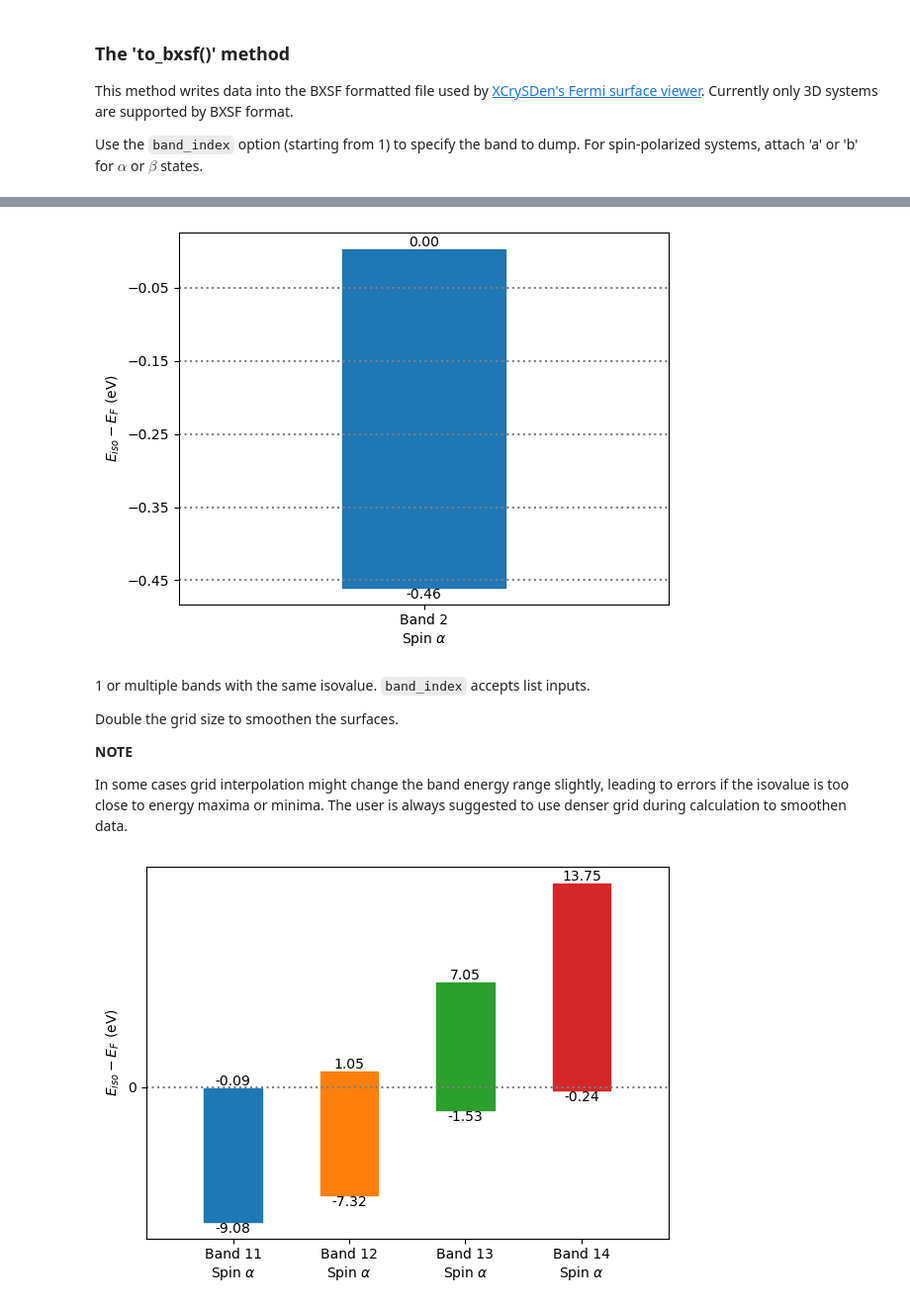
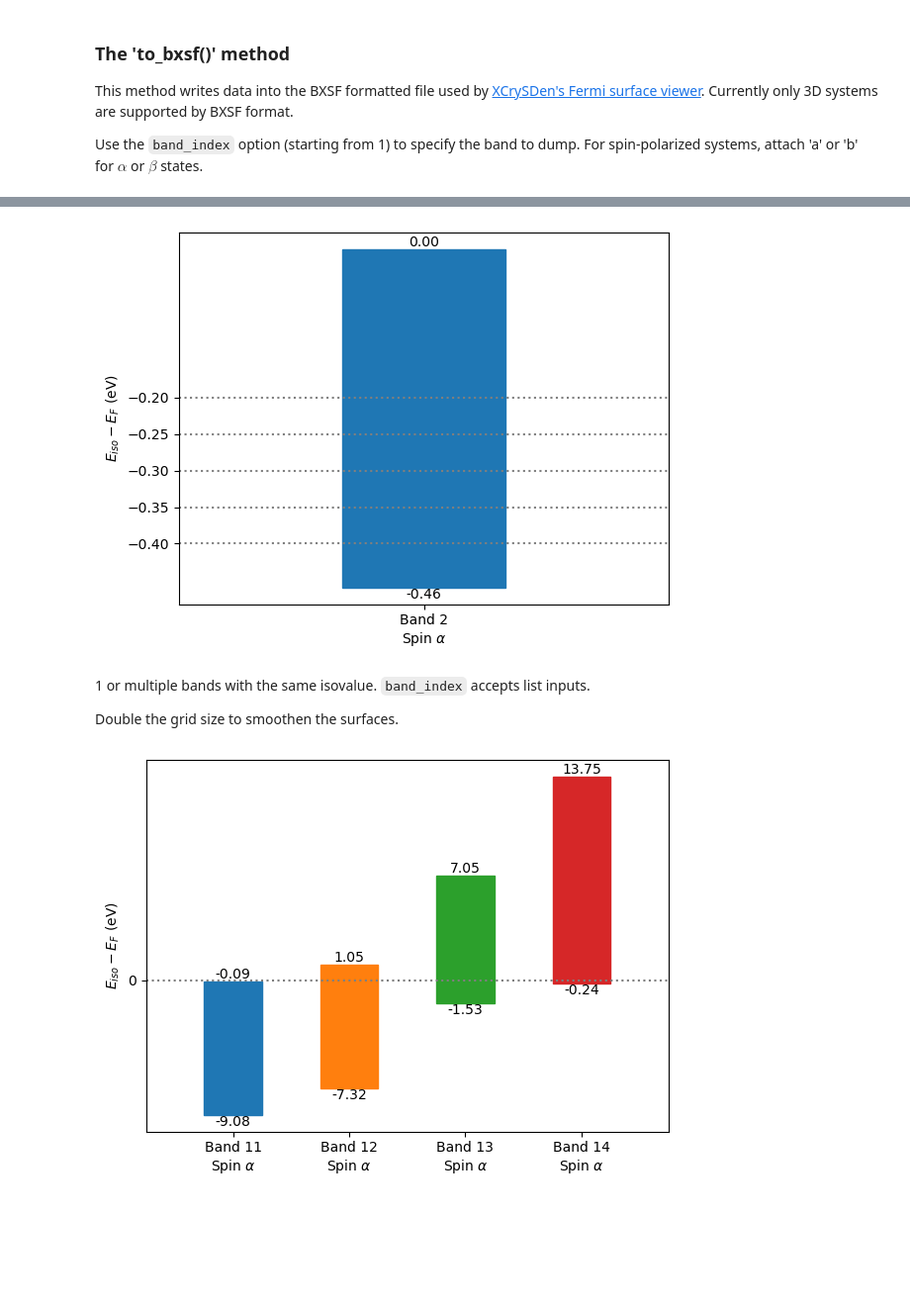
Before and after one commit to Spica-Vir/CRYSTALpytools-dev, a Jupyter notebook: examples/fermi_surface/fermi_surface.ipynb, the cells around one changed output, grey strips where cells are left out. Shown at 99% size. Saved outputs shown, nothing was run; the diff lists cells and outputs as text; code cells hidden in the pictures; blank space fills up the shorter version.

```diff
--- a/examples/fermi_surface/fermi_surface.ipynb
+++ b/examples/fermi_surface/fermi_surface.ipynb
@@ -133,20 +139,17 @@ ax.axis('off')
 # %%
 from CRYSTALpytools.electronics import FermiSurface
 import numpy as np
 
 fsurf = FermiSurface.from_file('fsurf_hematite.f35', 'fsurf_hematite.out')
-fsurf.plot(band_index='2a', isovalue=np.linspace(-0.45, -0.05, 5), opacity=0.8,
+fsurf.plot(band_index='2a', isovalue=np.linspace(-0.4, -0.2, 5),
+           interp='linear', interp_size=2, opacity=0.2,
            BZ_linewidth=0.5, BZ_color=(0.5, 0.5, 0.5))
 # %% [output]
-[figure, old version]
+[figure, new version]
 # %% [markdown]
 1 or multiple bands with the same isovalue. `band_index` accepts list inputs.
 
 Double the grid size to smoothen the surfaces.
-
-**NOTE**
-
-In some cases grid interpolation might change the band energy range slightly, leading to errors if the isovalue is too close to energy maxima or minima. The user is always suggested to use denser grid during calculation to smoothen data.
 # %%
 from CRYSTALpytools.electronics import FermiSurface
 import numpy as np
```
Also changed, not shown: parts of 2 cells of this notebook, 1 other file.
